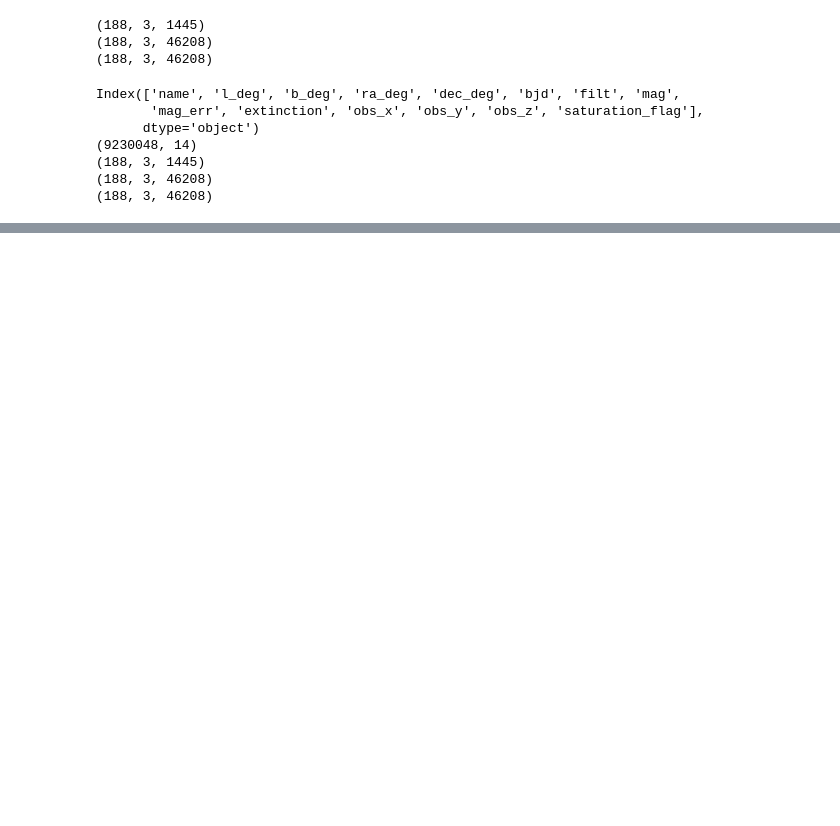
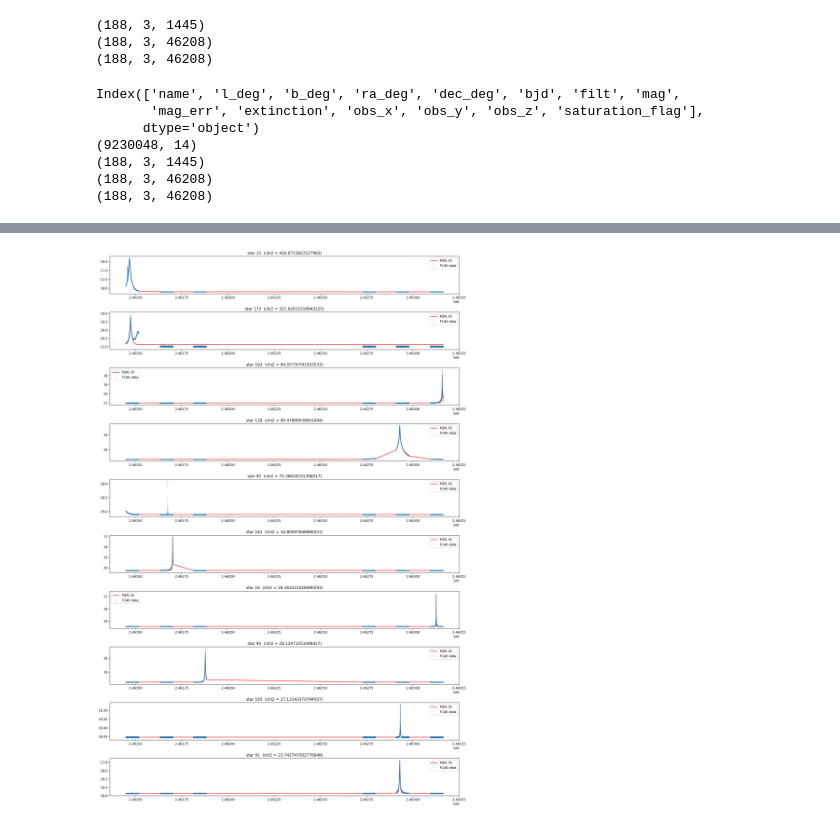
Before and after one commit to agastiyo/roman-data-challenge-uiuc, a Jupyter notebook: src/agastya_mathew_anuva/chi_ranking.ipynb, the cells around one changed output, grey strips where cells are left out. Cells and saved outputs as stored; diff of their text form; code cells hidden in the pictures; blank space fills up the shorter version.

Commit message:
Plotted data for chi ranking

```diff
--- a/src/agastya_mathew_anuva/chi_ranking.ipynb
+++ b/src/agastya_mathew_anuva/chi_ranking.ipynb
@@ -41,7 +41,7 @@ import numpy as np
 import matplotlib.pyplot as plt
 from tslearn.clustering import KShape
 
-df = pd.read_parquet("roman-data-challenge-uiuc\data\RMDC26_Beginner_Tier_test.parquet")
+df = pd.read_parquet("data\RMDC26_Beginner_Tier_test.parquet")
 print(df.columns)
 print(df.shape)
 
@@ -71,3 +71,19 @@ Index(['name', 'l_deg', 'b_deg', 'ra_deg', 'dec_deg', 'bjd', 'filt', 'mag',
 (188, 3, 1445)
 (188, 3, 46208)
 (188, 3, 46208)
+# %%
+from operator import itemgetter
+
+results = []
+for i in range(F146.shape[0]):
+    mag, mag_err, bjd = F146[i, 0, :], F146[i, 1, :], F146[i, 2, :]
+    t0_guess = bjd[np.argmin(mag)]
+    teff_guess = (bjd.max() - bjd.min()) / 20
+    try:
+        popt, chi2 = fit_and_score(bjd, mag, mag_err, t0_guess, teff_guess)
+        results.append({"index": i, "chi2": chi2, "popt": popt})
+    except RuntimeError:
+        pass
+results = sorted(results, key=itemgetter("chi2"), reverse=True)
+for r in results[:15]:
+    print(f"star {r['index']}   chi2 = {r['chi2']}")
@@ -73,0 +106,17 @@ Index(['name', 'l_deg', 'b_deg', 'ra_deg', 'dec_deg', 'bjd', 'filt', 'mag',
+# %%
+fig, axes = plt.subplots(10, 1, figsize=(16, 24), dpi=200)
+for j in range(10):
+    ax = axes[j]
+    r = results[j]
+    i = r["index"]
+    mag, mag_err, bjd = F146[i, 0, :], F146[i, 1, :], F146[i, 2, :]
+    ax.errorbar(bjd, mag, yerr=mag_err, fmt='.', alpha=0.2, markersize=2, label="F146 data")
+    ax.plot(bjd, pspl_mag(bjd, *r["popt"]), color="red", linewidth=1.5, label="PSPL fit")
+    ax.invert_yaxis()
+    ax.set_title(f"star {i}  (chi2 = {r['chi2']})")
+    ax.legend()
+
+plt.tight_layout()
+plt.show()
+# %% [output]
+[figure, added]
```
Also changed, not shown: parts of 2 cells of this notebook.
